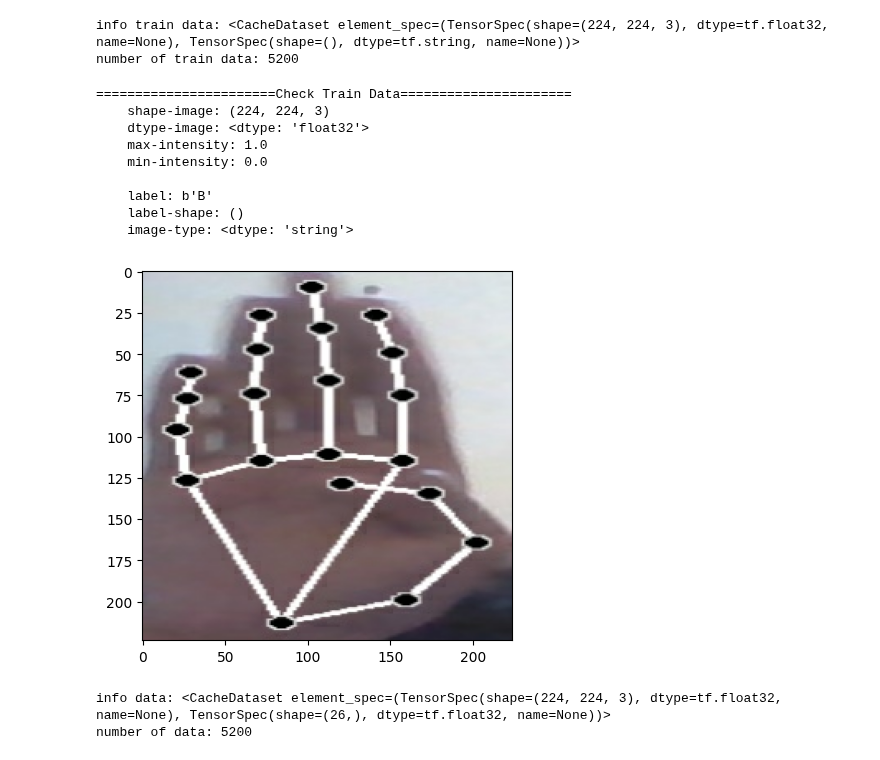
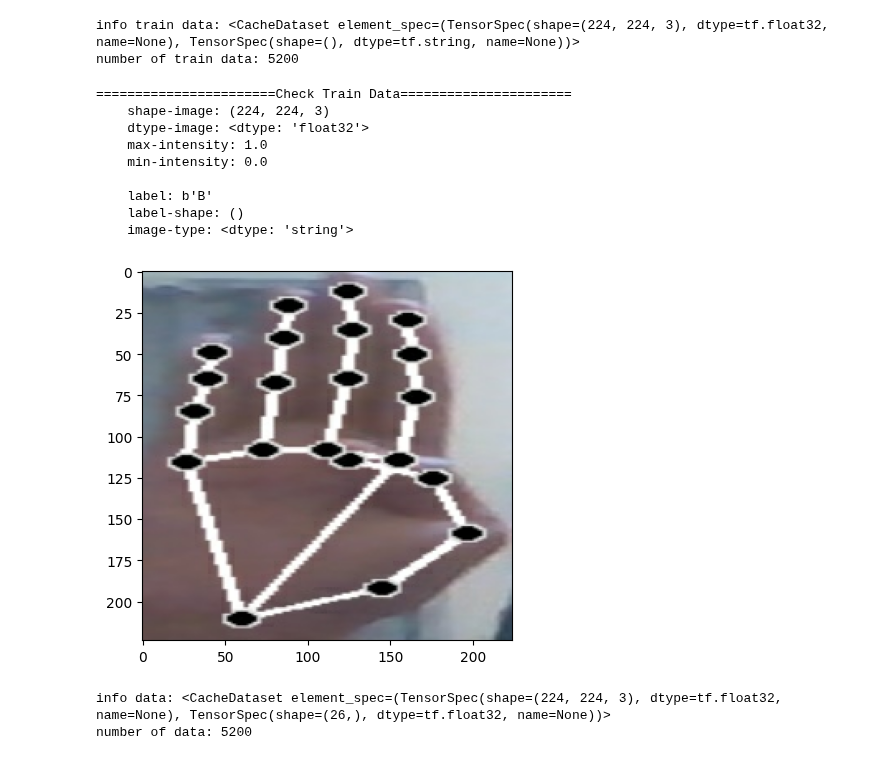
Before and after one commit to AnggaDS01/Python, a Jupyter notebook: Machine-Learning/Projects/Classification-Tasks/Sign-Language-Translator-(DL)/Notebooks/Data-Preparation.ipynb, the cells around one changed output. Cells and saved outputs as stored; diff of their text form; code cells hidden in the pictures.

```diff
--- a/Machine-Learning/Projects/Classification-Tasks/Sign-Language-Translator-(DL)/Notebooks/Data-Preparation.ipynb
+++ b/Machine-Learning/Projects/Classification-Tasks/Sign-Language-Translator-(DL)/Notebooks/Data-Preparation.ipynb
@@ -179,5 +55,5 @@ def show_test_files_path_info(files_path_data, is_random=False, unit_file_size='
 # %%
-show_files_path_info(images_path_tf_data_train, kind_data='Train', is_random=True, unit_file_size='KB')
+show_train_files_path_info(images_path_tf_data_train, kind_data='Train', is_random=True, unit_file_size='KB')
 # %% [output]
 ============================================================
 ======================== PATH INFO =========================
@@ -219,16 +95,3 @@ File Size: 20.0186 KB
-# %%
-def convert_path_to_img_tf_data_train(image_path, label_idx_from_path, target_size, is_gray=True):
-    split_img_path = tf.strings.split(image_path, os.path.sep)
-    label = split_img_path[label_idx_from_path]
-
-    channels = 1 if is_gray else 3
-    image = tf.io.read_file(image_path)
-    image = tf.image.decode_image(image, channels=channels)
-    image.set_shape([None, None, channels])
-    image = tf.image.resize(image, size=(target_size[0], target_size[1]))
-    image = image / 255.0
-
-    return image, label
 # %%
 new_height=224
 new_width=224
@@ -253,29 +116,29 @@ print(f'number of train data: {len(images_tf_data_cached)}')
 info train data: <CacheDataset element_spec=(TensorSpec(shape=(224, 224, 3), dtype=tf.float32, name=None), TensorSpec(shape=(), dtype=tf.string, name=None))>
 number of train data: 5200
 # %%
-for image, label in images_tf_data_cached.skip(201).take(1):
+for image, label in images_tf_data_cached.skip(305).take(1):
     print(f"{'Check Train Data'.center(61, '=')}")
     print(f'''    shape-image: {image.shape}
     dtype-image: {image.dtype}
     max-intensity: {tf.reduce_max(image)}
     min-intensity: {tf.reduce_min(image)}
 
     label: {label}
     label-shape: {label.shape}
     image-type: {label.dtype}'''
     )
 
     plt.imshow(image, cmap='gray')
 plt.show()
 # %% [output]
 =======================Check Train Data======================
     shape-image: (224, 224, 3)
     dtype-image: <dtype: 'float32'>
     max-intensity: 1.0
     min-intensity: 0.0
 
     label: b'B'
     label-shape: ()
     image-type: <dtype: 'string'>
-[figure, old version]
+[figure, new version]
 # %%
```
Also changed, not shown: parts of 13 cells of this notebook, 5 other files.
